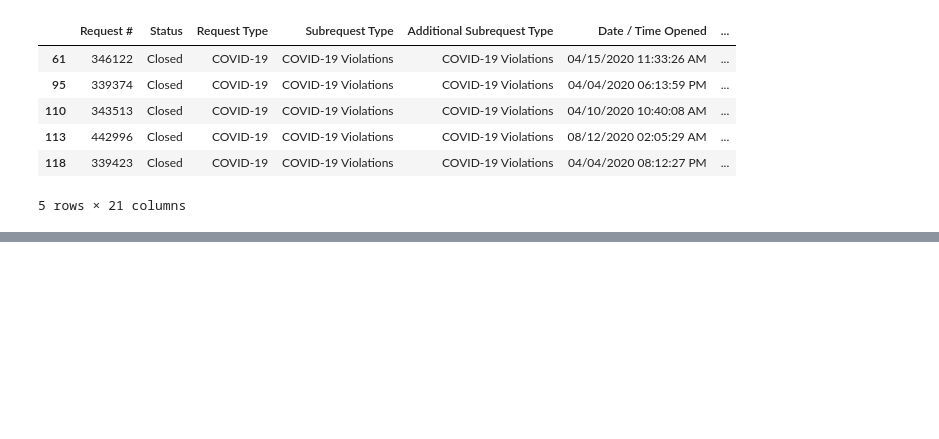
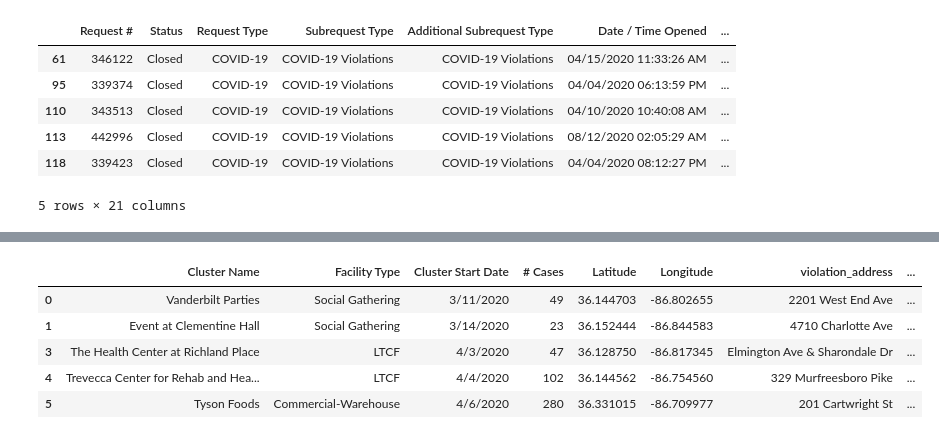
Before and after one commit to NSS-Data-Analytics-Cohort-3/nashville-covid-typhoid_turtles, a Jupyter notebook: notebooks/covid.ipynb, the cells around one changed output, grey strips where cells are left out. Cells and saved outputs as stored; diff of their text form; code cells hidden in the pictures; blank space fills up the shorter version.

```diff
--- a/notebooks/covid.ipynb
+++ b/notebooks/covid.ipynb
@@ -55,0 +102,19 @@ Name: Closed When Created, dtype: int64
+# %%
+def find_nearest(lat, long):
+    distances = hubnash.apply(
+        lambda row: dist(lat, long, row['Latitude'], row['Longitude']),
+        axis=1)
+    return hubnash.loc[distances.idxmin(), 'Longitude']
+
+clusters['violation_lon'] = clusters.apply(
+    lambda row: find_nearest(row['Latitude'], row['Longitude']),
+    axis=1)
+
+clusters.head()
+# %% [output]
+|  | Cluster Name | Facility Type | Cluster Start Date | # Cases | Latitude | Longitude | violation_address | ... |
+| 0 | Vanderbilt Parties | Social Gathering | 3/11/2020 | 49 | 36.144703 | -86.802655 | 2201 West End Ave | ... |
+| 1 | Event at Clementine Hall | Social Gathering | 3/14/2020 | 23 | 36.152444 | -86.844583 | 4710 Charlotte Ave | ... |
+| 3 | The Health Center at Richland Place | LTCF | 4/3/2020 | 47 | 36.128750 | -86.817345 | Elmington Ave & Sharondale Dr | ... |
+| 4 | Trevecca Center for Rehab and Hea... | LTCF | 4/4/2020 | 102 | 36.144562 | -86.754560 | 329 Murfreesboro Pike | ... |
+| 5 | Tyson Foods | Commercial-Warehouse | 4/6/2020 | 280 | 36.331015 | -86.709977 | 201 Cartwright St | ... |
```
Also changed, not shown: parts of 9 cells of this notebook.
